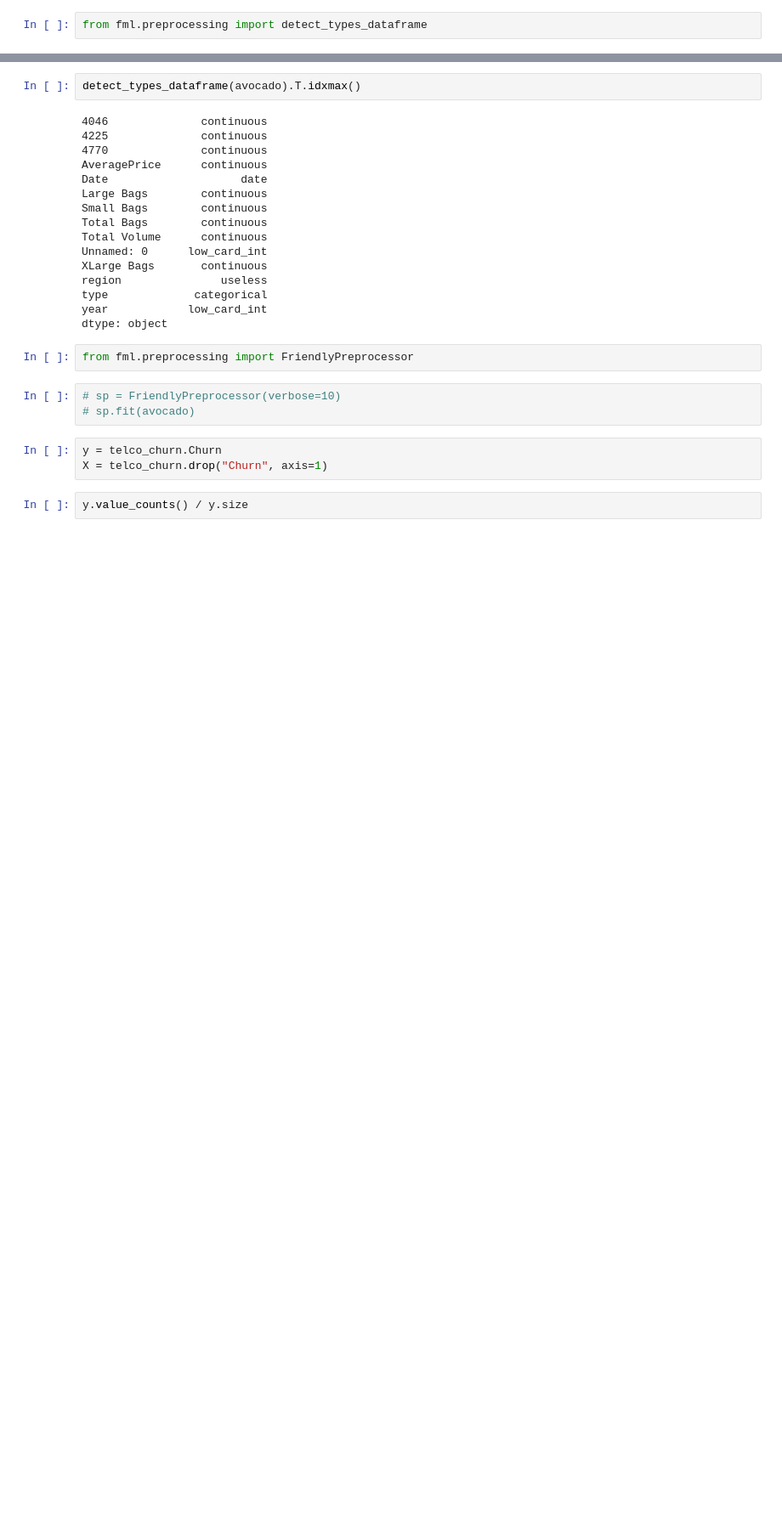
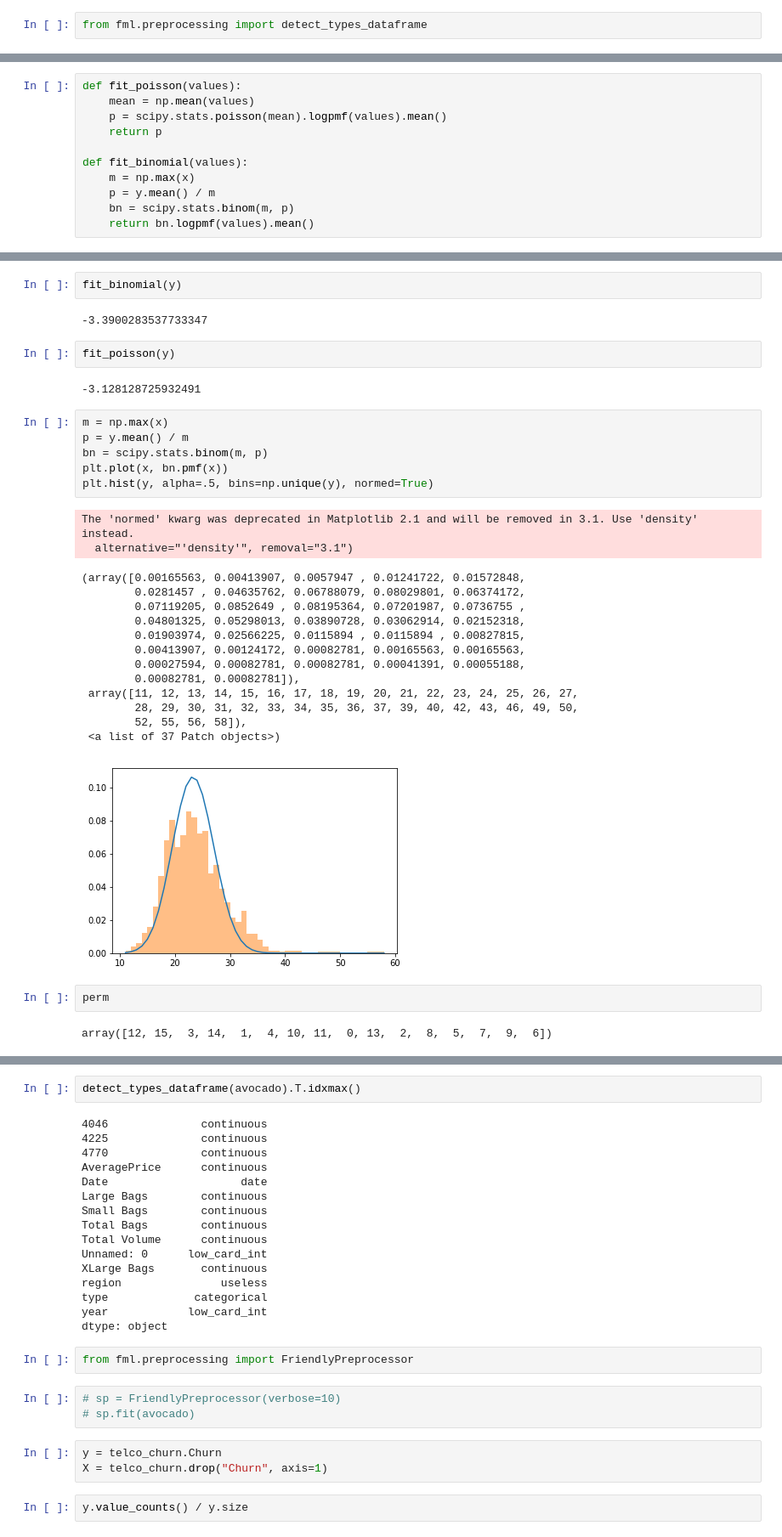
Before and after one commit to dabl/dabl, a Jupyter notebook: testing.ipynb, the cells around one changed output, grey strips where cells are left out. Shown at 85% size. Saved outputs shown, nothing was run; the diff lists cells and outputs as text; blank space fills up the shorter version.

```diff
--- a/testing.ipynb
+++ b/testing.ipynb
@@ -58,0 +56,11 @@ Name: SeniorCitizen, dtype: int64
+# %%
+def fit_poisson(values):
+    mean = np.mean(values)
+    p = scipy.stats.poisson(mean).logpmf(values).mean()
+    return p
+
+def fit_binomial(values):
+    m = np.max(x)
+    p = y.mean() / m
+    bn = scipy.stats.binom(m, p)
+    return bn.logpmf(values).mean()
@@ -58,0 +95,34 @@ Name: SeniorCitizen, dtype: int64
+# %%
+fit_binomial(y)
+# %% [output]
+-3.3900283537733347
+# %%
+fit_poisson(y)
+# %% [output]
+-3.128128725932491
+# %%
+m = np.max(x)
+p = y.mean() / m
+bn = scipy.stats.binom(m, p)
+plt.plot(x, bn.pmf(x))
+plt.hist(y, alpha=.5, bins=np.unique(y), normed=True)
+# %% [output]
+The 'normed' kwarg was deprecated in Matplotlib 2.1 and will be removed in 3.1. Use 'density' instead.
+  alternative="'density'", removal="3.1")
+(array([0.00165563, 0.00413907, 0.0057947 , 0.01241722, 0.01572848,
+        0.0281457 , 0.04635762, 0.06788079, 0.08029801, 0.06374172,
+        0.07119205, 0.0852649 , 0.08195364, 0.07201987, 0.0736755 ,
+        0.04801325, 0.05298013, 0.03890728, 0.03062914, 0.02152318,
+        0.01903974, 0.02566225, 0.0115894 , 0.0115894 , 0.00827815,
+        0.00413907, 0.00124172, 0.00082781, 0.00165563, 0.00165563,
+        0.00027594, 0.00082781, 0.00082781, 0.00041391, 0.00055188,
+        0.00082781, 0.00082781]),
+ array([11, 12, 13, 14, 15, 16, 17, 18, 19, 20, 21, 22, 23, 24, 25, 26, 27,
+        28, 29, 30, 31, 32, 33, 34, 35, 36, 37, 39, 40, 42, 43, 46, 49, 50,
+        52, 55, 56, 58]),
+ <a list of 37 Patch objects>)
+[figure, added]
+# %%
+perm
+# %% [output]
+array([12, 15,  3, 14,  1,  4, 10, 11,  0, 13,  2,  8,  5,  7,  9,  6])
```
Also changed, not shown: parts of 29 cells of this notebook, 1 other file.
